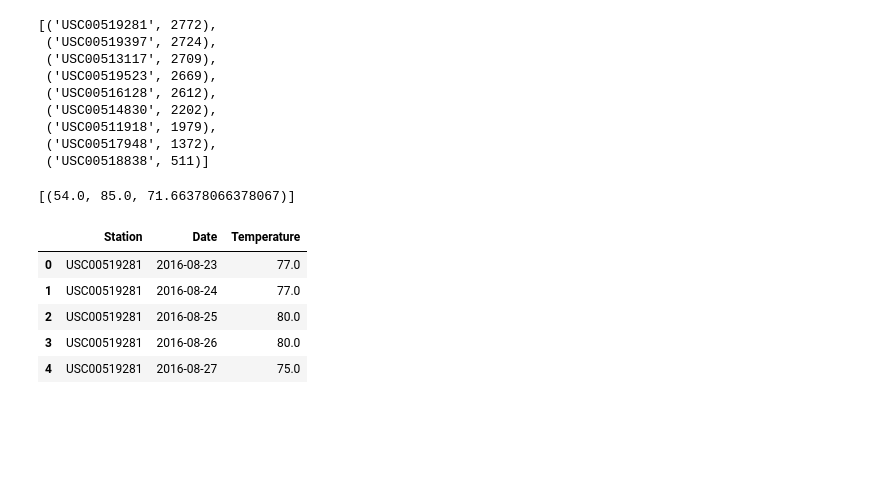
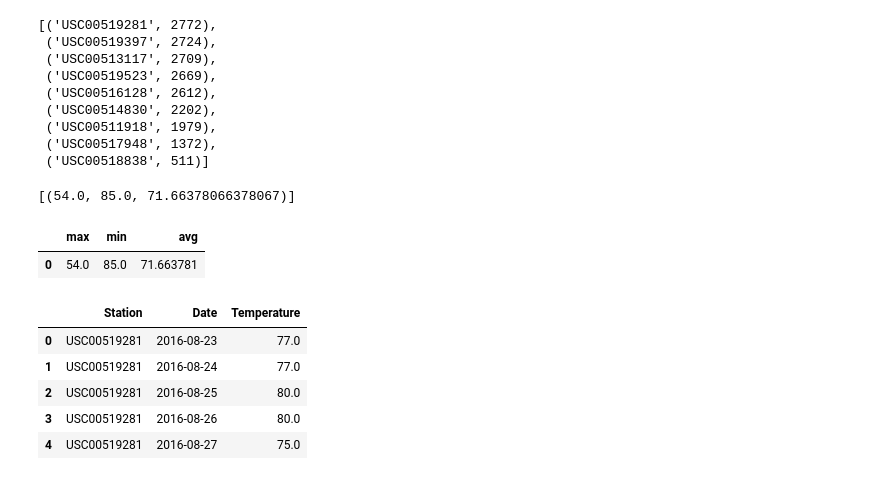
Before and after one commit to JohnMowry77/sqlalchemy-challenge, a Jupyter notebook: climate_starter_use_me.ipynb, the cells around one changed output. Cells and saved outputs as stored; diff of their text form; code cells hidden in the pictures; blank space fills up the shorter version.

```diff
--- a/climate_starter_use_me.ipynb
+++ b/climate_starter_use_me.ipynb
@@ -173,7 +176,7 @@ most_active_station #most active is 'USC00519281'
 
 sel=[func.min(Measurement.tobs), func.max(Measurement.tobs), func.avg(Measurement.tobs)]
 
-results=session.query(*sel).filter(Measurement.station==most_active_station).all()
-results
+results_one=session.query(*sel).filter(Measurement.station==most_active_station).all()
+results_one
 # %% [output]
 [(54.0, 85.0, 71.66378066378067)]
@@ -183,3 +183,9 @@ results
+# %%
+df=pd.DataFrame(results_one, columns=['max', 'min', 'avg'])
+df
+# %% [output]
+|  | max | min | avg |
+| 0 | 54.0 | 85.0 | 71.663781 |
 # %%
 # Choose the station with the highest number of temperature observations.
 # Query the last 12 months of temperature observation data for this station and plot the results as a histogram
```
Also changed, not shown: parts of 7 cells of this notebook, 1 other file.
